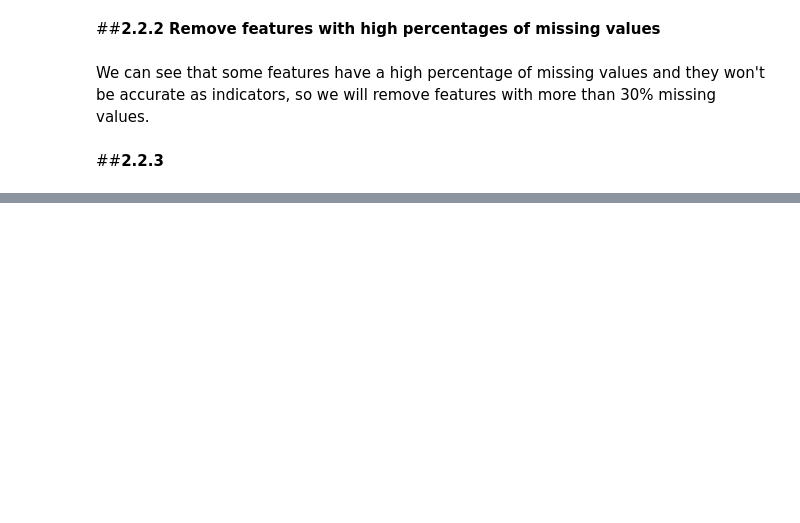
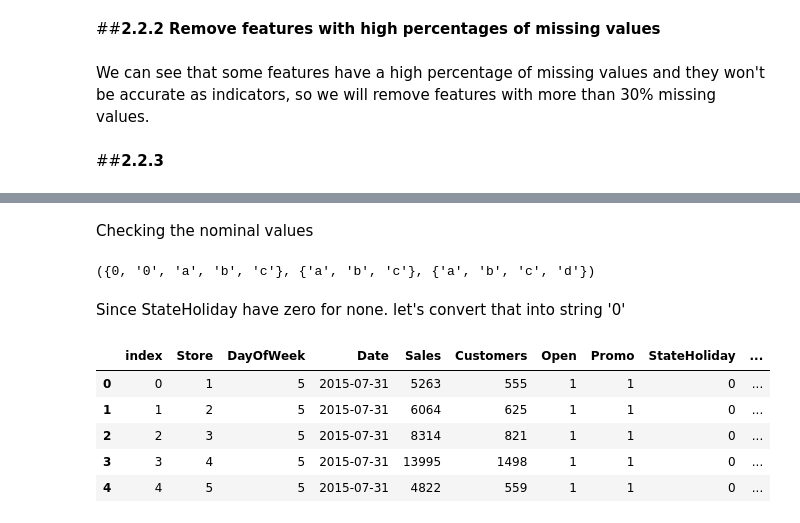
Before and after one commit to Team-AlmaBetter/Retail-Sales-Prediction, a Jupyter notebook: Rossmann_Sales_Prediction_Capstone_Project.ipynb, the cells around one changed output, grey strips where cells are left out. Drawn from its saved outputs; the diff is of its cells as text; code cells hidden in the pictures; blank space fills up the shorter version.

```diff
--- a/Rossmann_Sales_Prediction_Capstone_Project.ipynb
+++ b/Rossmann_Sales_Prediction_Capstone_Project.ipynb
@@ -135,0 +314,10 @@ store = store.drop(['CompetitionOpenSinceMonth', 'CompetitionOpenSinceYear','Pro
+# %% [markdown]
+Checking the nominal values
+# %%
+# Nominal Values
+set(data.StateHoliday),set(data.Assortment),set(data.StoreType)
+# %% [output]
+({0, '0', 'a', 'b', 'c'}, {'a', 'b', 'c'}, {'a', 'b', 'c', 'd'})
+# %% [markdown]
+Since StateHoliday have zero for none.
+let's convert that into string '0'
@@ -135,0 +327,9 @@ store = store.drop(['CompetitionOpenSinceMonth', 'CompetitionOpenSinceYear','Pro
+# %%
+data.head()
+# %% [output]
+|  | index | Store | DayOfWeek | Date | Sales | Customers | Open | Promo | StateHoliday | ... |
+| 0 | 0 | 1 | 5 | 2015-07-31 | 5263 | 555 | 1 | 1 | 0 | ... |
+| 1 | 1 | 2 | 5 | 2015-07-31 | 6064 | 625 | 1 | 1 | 0 | ... |
+| 2 | 2 | 3 | 5 | 2015-07-31 | 8314 | 821 | 1 | 1 | 0 | ... |
+| 3 | 3 | 4 | 5 | 2015-07-31 | 13995 | 1498 | 1 | 1 | 0 | ... |
+| 4 | 4 | 5 | 5 | 2015-07-31 | 4822 | 559 | 1 | 1 | 0 | ... |
```
Also changed, not shown: parts of 30 cells of this notebook.
